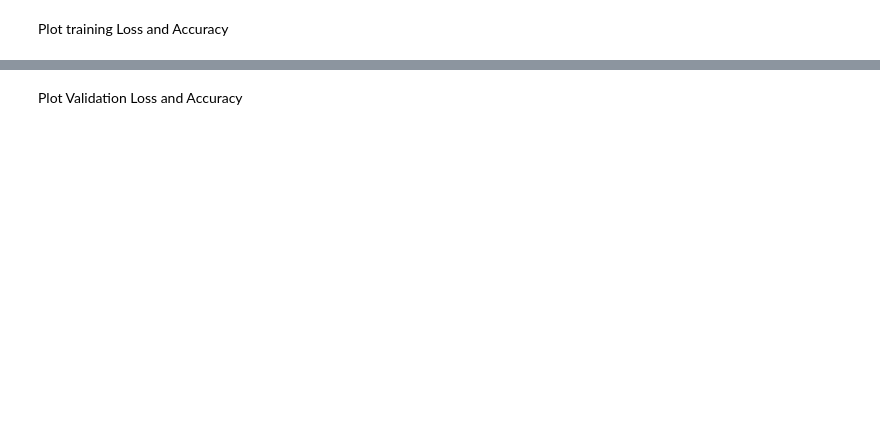
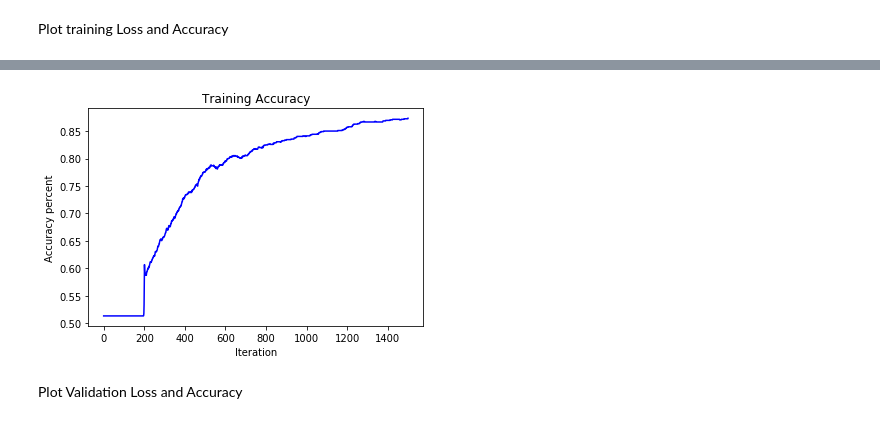
Before and after one commit to kaslock/Machine-Learning-Project, a Jupyter notebook: 3_Binary Classification based on 3 Layers Neural Network/Binary Classifier based on 3 Layers Neural Network.ipynb, the cells around one changed output, grey strips where cells are left out. Cells and saved outputs as stored; diff of their text form; code cells hidden in the pictures; blank space fills up the shorter version.

```diff
--- a/3_Binary Classification based on 3 Layers Neural Network/Binary Classifier based on 3 Layers Neural Network.ipynb
+++ b/3_Binary Classification based on 3 Layers Neural Network/Binary Classifier based on 3 Layers Neural Network.ipynb
@@ -229,12 +249,14 @@ Plot training Loss and Accuracy
 # %%
-# x = range(iteration)
-# y = (train_count - loss_arr[x]) / train_count
+x = range(iteration)
+y = (train_count - loss_arr[x]) / train_count
 
-# plt.plot(x, y, "BLUE")
-# plt.title('Training Accuracy')
-# plt.xlabel('Iteration')
-# plt.ylabel('Accuracy percent')
-# plt.show()
+plt.plot(x, y, "BLUE")
+plt.title('Training Accuracy')
+plt.xlabel('Iteration')
+plt.ylabel('Accuracy percent')
+plt.show()
+# %% [output]
+[figure, added]
 # %% [markdown]
 Plot Validation Loss and Accuracy
 # %%
```
Also changed, not shown: parts of 11 cells of this notebook.
